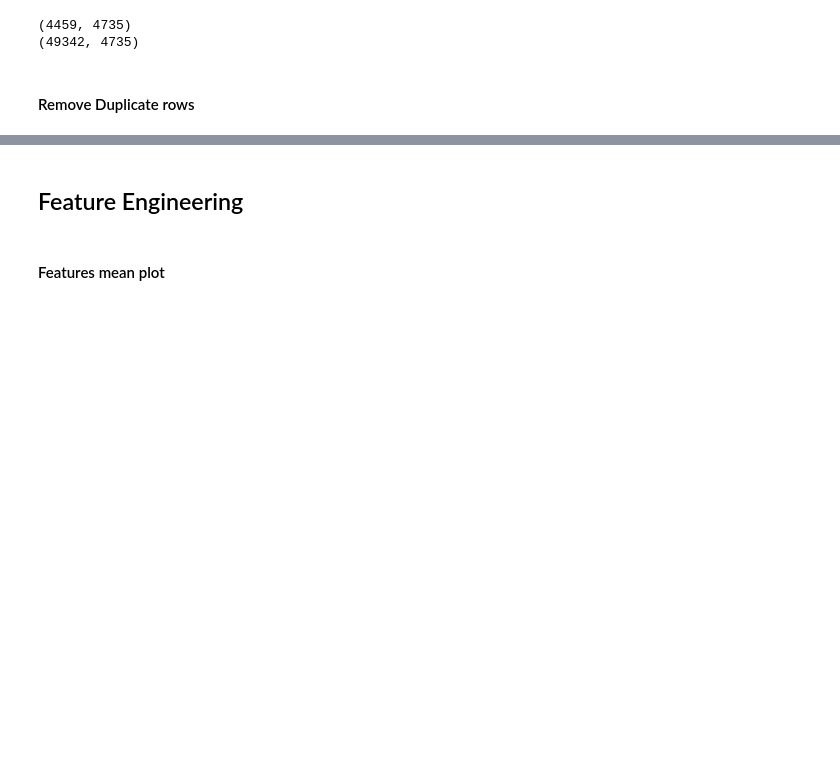
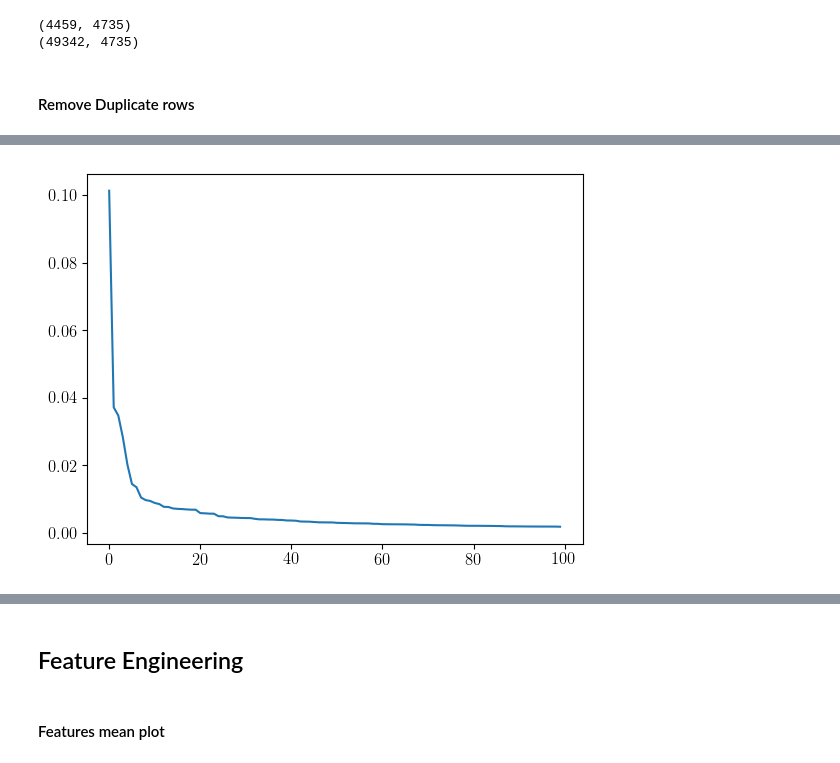
Before and after one commit to msahamed/santadar_price_prediction, a Jupyter notebook: src/price_prediction.ipynb, the cells around one changed output, grey strips where cells are left out. Saved outputs shown, nothing was run; the diff lists cells and outputs as text; code cells hidden in the pictures; blank space fills up the shorter version.

```diff
--- a/src/price_prediction.ipynb
+++ b/src/price_prediction.ipynb
@@ -180,0 +190,14 @@ dftest.drop(duplicate_cols, axis = 1, inplace = True)
+# %%
+from sklearn.ensemble import RandomForestRegressor
+
+rfparams = {}
+rfparams['n_estimators'] = 22
+rfparams['max_depth'] = 120
+rfparams['min_samples_split'] = 25
+rfparams['min_samples_leaf'] = 5
+rfparams['n_jobs'] = -1
+rfparams['random_state'] = 2018
+
+rfmodel = RandomForestRegressor(**rfparams)
+# %%
+rfmodel.fit(xtrain_scaled, ytrain)
@@ -180,0 +216,6 @@ dftest.drop(duplicate_cols, axis = 1, inplace = True)
+# %%
+imp_features = pd.DataFrame(np.column_stack(
+                            [list(dftrain.columns), list(rfmodel.feature_importances_)]),
+                            columns = ['feature', 'importance'])
+# %%
+imp_features.importance = imp_features.importance.astype(float)
@@ -180,0 +236,5 @@ dftest.drop(duplicate_cols, axis = 1, inplace = True)
+# %%
+plt.plot(list(imp_features.sort_values('importance', ascending= False).head(100)['importance']))
+plt.show()
+# %% [output]
+[figure, added]
```
Also changed, not shown: parts of 24 cells of this notebook.
